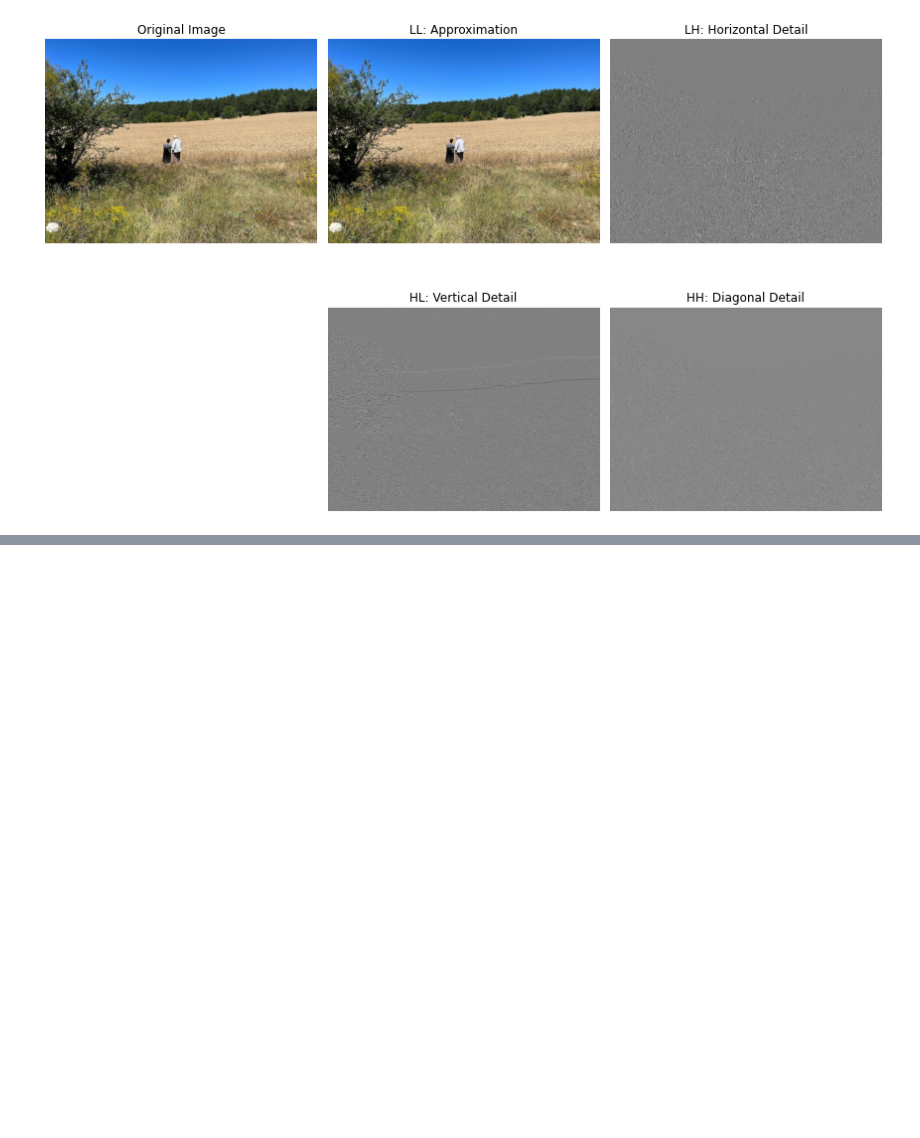
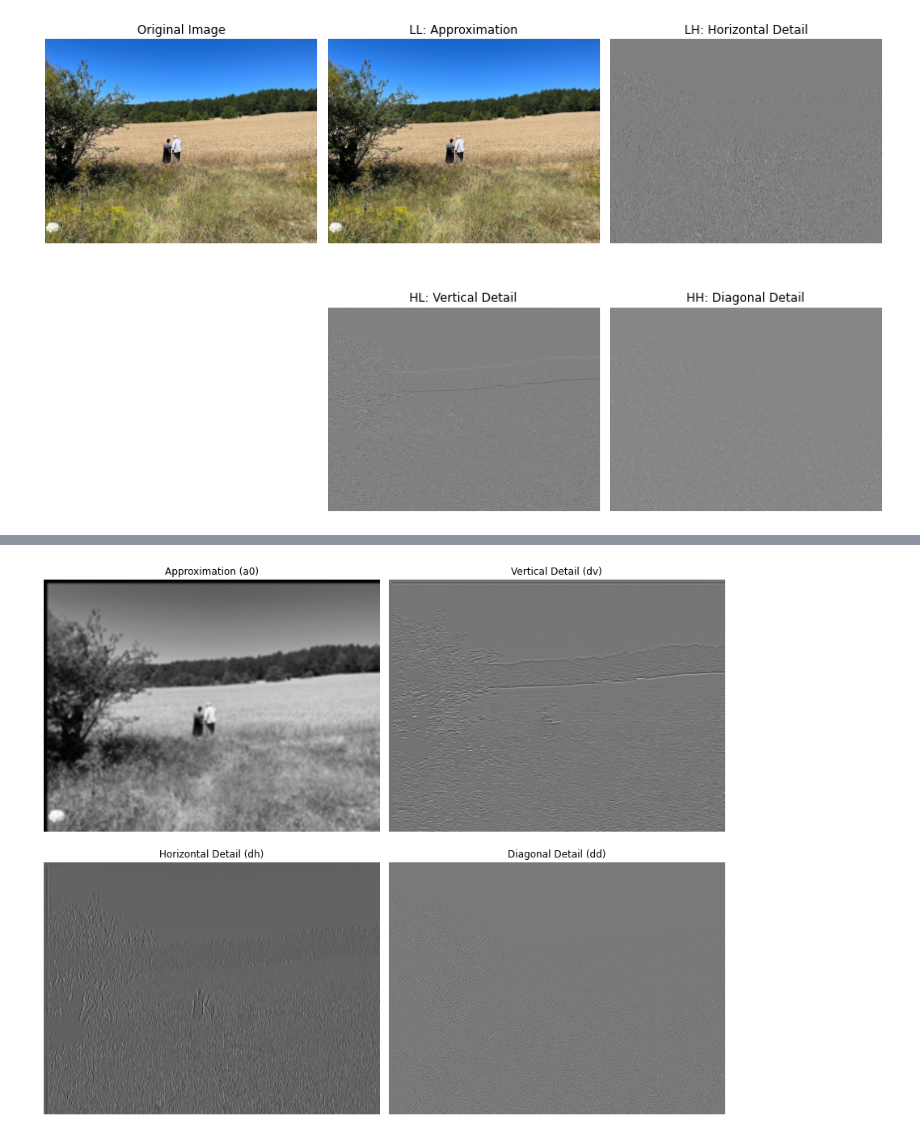
Before and after one commit to itironal/466Companion, a Jupyter notebook: newCh8.ipynb, the cells around one changed output, grey strips where cells are left out. Saved outputs shown, nothing was run; the diff lists cells and outputs as text; code cells hidden in the pictures; blank space fills up the shorter version.

```diff
--- a/newCh8.ipynb
+++ b/newCh8.ipynb
@@ -112,0 +203,92 @@ plt.show()
+# %%
+import urllib.request
+import numpy as np
+import matplotlib.pyplot as plt
+from scipy.signal import firwin, lfilter
+from PIL import Image
+
+def two_band_2d_analysis(image, cutoff=0.1, filter_order=31):
+    """
+    Two-band analysis filter bank for 2D images.
+
+    Parameters
+    ----------
+    image : 2D numpy array
+        Grayscale input image.
+    cutoff : float
+        Normalized cutoff frequency (0 < cutoff < 0.5).
+    filter_order : int
+        Order of 1D FIR filters.
+
+    Returns
+    -------
+    a0 : 2D array
+        Approximation (low-pass) image.
+    dv : 2D array
+        Vertical detail image.
+    dh : 2D array
+        Horizontal detail image.
+    dd : 2D array
+        Diagonal detail image.
+    """
+    # Step 1: Design 1D low-pass and high-pass filters
+    h0 = firwin(filter_order, cutoff, pass_zero='lowpass')
+    h1 = firwin(filter_order, cutoff, pass_zero='highpass')
+
+    # Step 2: Filter rows
+    f0_rows = lfilter(h0, [1.0], image, axis=1)  # Low-pass rows
+    f1_rows = lfilter(h1, [1.0], image, axis=1)  # High-pass rows
+
+    # Downsample rows by 2
+    f0_rows_down = f0_rows[:, ::2]
+    f1_rows_down = f1_rows[:, ::2]
+
+    # Step 3 & 4: Filter columns and downsample by 2
+    f0_cols = lfilter(h0, [1.0], f0_rows_down, axis=0)[::2, :]  # Low-pass columns of LP rows
+    f1_cols = lfilter(h1, [1.0], f0_rows_down, axis=0)[::2, :]  # High-pass columns of LP rows
+
+    f0_cols_h = lfilter(h0, [1.0], f1_rows_down, axis=0)[::2, :]  # Low-pass columns of HP rows
+    f1_cols_h = lfilter(h1, [1.0], f1_rows_down, axis=0)[::2, :]  # High-pass columns of HP rows
+
+    # Step 5: Merge with correct naming
+    a0 = f0_cols       # Approximation
+    dv = f1_cols       # Vertical detail (LP horizontal, HP vertical)
+    dh = f0_cols_h     # Horizontal detail (HP horizontal, LP vertical)
+    dd = f1_cols_h     # Diagonal detail (HP both directions)
+
+    return a0, dv, dh, dd
+
+# ---------------- Load the image ----------------
+url = "https://raw.githubusercontent.com/itironal/466Companion/main/images/fatos_hocam_background.png"
+original_img = np.array(Image.open(urllib.request.urlopen(url)).convert('L')) / 255.0  # Grayscale
+
+# ---------------- Apply 2D two-band analysis filter bank ----------------
+a0, dv, dh, dd = two_band_2d_analysis(original_img, cutoff=0.1, filter_order=31)
+
+# ---------------- Plot the results ----------------
+plt.figure(figsize=(12, 10))
+
+plt.subplot(2,2,1)
+plt.imshow(a0, cmap='gray')
+plt.title("Approximation (a0)")
+plt.axis('off')
+
+plt.subplot(2,2,2)
+plt.imshow(dv, cmap='gray')
+plt.title("Vertical Detail (dv)")
+plt.axis('off')
+
+plt.subplot(2,2,3)
+plt.imshow(dh, cmap='gray')
+plt.title("Horizontal Detail (dh)")
+plt.axis('off')
+
+plt.subplot(2,2,4)
+plt.imshow(dd, cmap='gray')
+plt.title("Diagonal Detail (dd)")
+plt.axis('off')
+
+plt.tight_layout()
+plt.show()
+# %% [output]
+[figure, added]
```
Also changed, not shown: parts of 5 cells of this notebook, 19 other files.
